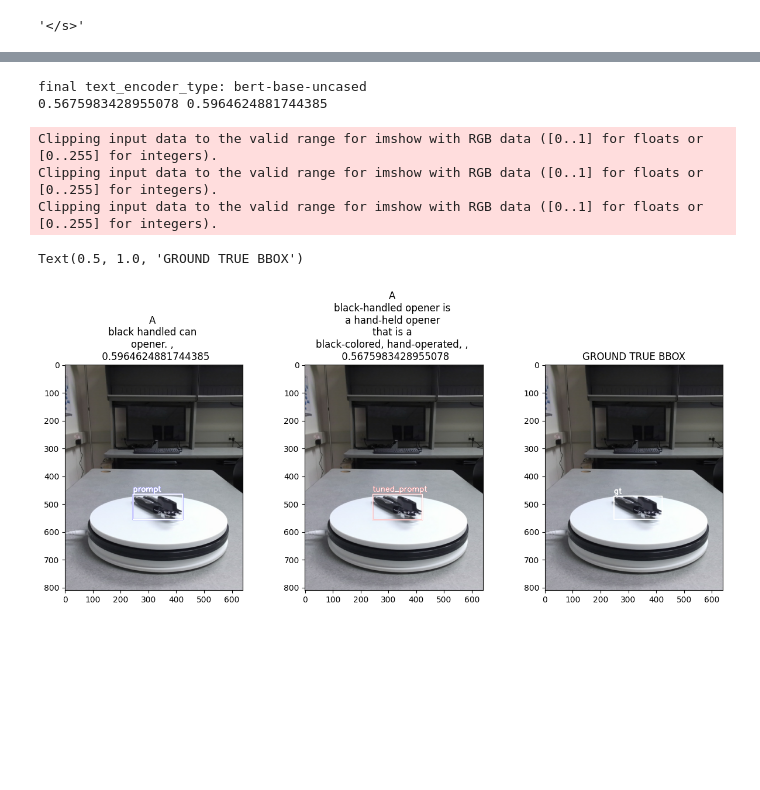
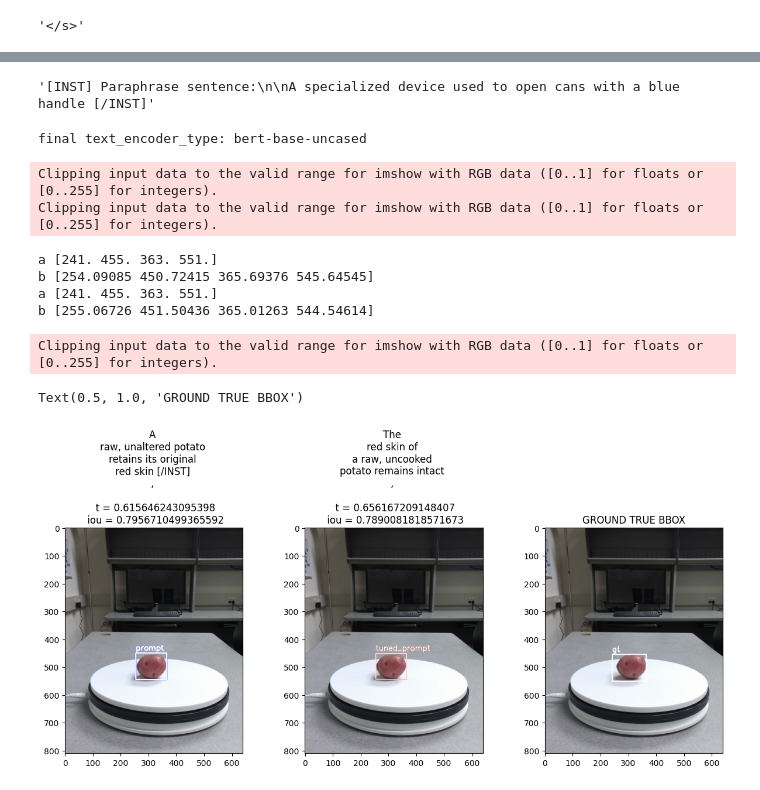
Before and after one commit to ZoyaV/reframing, a Jupyter notebook: notebooks/run_llama.ipynb, the cells around one changed output, grey strips where cells are left out. Cells and saved outputs as stored; diff of their text form; code cells hidden in the pictures; blank space fills up the shorter version.

```diff
--- a/notebooks/run_llama.ipynb
+++ b/notebooks/run_llama.ipynb
@@ -54,5 +97,6 @@ print(sys.executable)
 # %%
+import glob
 checkpoints = glob.glob("../dpo_tuning/results/DINO/*")
 print(checkpoints)
-path_to_checkpoint = '../dpo_tuning/results/DINO/checkpoint-1000'
+path_to_checkpoint = '../dpo_tuning/results/DINO/checkpoint-800'
 # %% [output]
@@ -64,8 +108,8 @@ model  = AutoModelForCausalLM.from_pretrained(
         torch_dtype=torch.float32,
         load_in_4bit=False,
         ).cuda()
-model = peft.PeftModel.from_pretrained(model,path_to_checkpoint, torch_dtype=torch.float16)
-model = model.merge_and_unload().cuda()
+# model = peft.PeftModel.from_pretrained(model,path_to_checkpoint, torch_dtype=torch.float16)
+# model = model.merge_and_unload().cuda()
 tokenizer = AutoTokenizer.from_pretrained(path_to_checkpoint)
 tokenizer.pad_token = tokenizer.eos_token
 # %%
@@ -74,6 +118,7 @@ tokenizer.pad_token
 '</s>'
 # %%
 datasets = glob.glob("../datasets/*")
-dataset = datasets[0]
+print(datasets)
+dataset = datasets[2]
 print(dataset)
 # %% [output]
@@ -140,51 +186,55 @@ tuned to ----------->
+# %%
+my_prompt
+# %% [output]
+'[INST] Paraphrase sentence:\n\nA specialized device used to open cans with a blue handle [/INST]'
 # %%
-def init_detector_model():
-    Dino = load_model("~/mambaforge/envs/tuning/lib/python3.8/site-packages/groundingdino/config/GroundingDINO_SwinT_OGC.py", \
-                       "../weights/groundingdino_swint_ogc.pth")
-    return Dino
 
 path_to_imgs='../gold/images/RGB_raw/'
-name, img_sources, images = get_images(data['item_id'][i], path=path_to_imgs)
+detector = BaseDetector("Dino")
 
-detector = init_detector_model()
-device = torch.device("cuda" if torch.cuda.is_available() else "cpu")
+i = 80
+my_prompt = prepare_h_prompt(f"[INST] {data['prompt'][i]} [/INST]")
+output = reframe(my_prompt)
+prompt_tuned = split_prompt(output)
+prompt = split_prompt(my_prompt)
 
-predicted_bbox, pred_score = get_Dino_predictions(detector, images, img_sources, output)
-prompt_bbox, prompt_pred_score = get_Dino_predictions(detector, images, img_sources, instruction)
-print(pred_score, prompt_pred_score)
-dataset_bbox = torch.Tensor([[float(x) for x in re.split(',', data['true_bbox'][i][1:-1])]])
-real_bbox = box_convert(boxes=dataset_bbox, in_fmt="xywh", out_fmt="xyxy").numpy()[0]
-#iou_score = float(box_iou(real_bbox, predicted_bbox))
+real_bbox, prompt_bbox, prompt_pred_score, output, name = get_predictions(i, data, prompt, detector, path_to_imgs)
+real_bbox, predicted_bbox, pred_score, output, name = get_predictions(i, data, prompt_tuned, detector, path_to_imgs)
 # %% [output]
 final text_encoder_type: bert-base-uncased
-0.5675983428955078 0.5964624881744385
 # %%
 plt.figure(figsize=(15,5))
+iou_score_old = (float(box_iou(real_bbox, prompt_bbox)))
+iou_score_tuned = (float(box_iou(real_bbox, predicted_bbox)))
 
 image = plt.imread(path_to_imgs+name)
 image = cv2.rectangle(image, (int(prompt_bbox[0]), int(prompt_bbox[1])), (int(prompt_bbox[2]), int(prompt_bbox[3])), (0, 0, 255), 4)
 cv2.putText(image, 'prompt', (int(prompt_bbox[0]), int(prompt_bbox[1])-10), cv2.FONT_HERSHEY_SIMPLEX, 0.9, (0,0,255), 4)
 plt.subplot(1,3,1)
 plt.imshow(image)
-plt.title(f"{sentence_to_vis(instruction)}, \n {prompt_pred_score}")
+plt.title(f"{sentence_to_vis(prompt)}, \n \n  t = {prompt_pred_score} \n iou = {iou_score_old}")
 
 
 image = plt.imread(path_to_imgs+name)
 image = cv2.rectangle(image, (int(predicted_bbox[0]), int(predicted_bbox[1])), (int(predicted_bbox[2]), int(predicted_bbox[3])), (255, 0, 0), 2)
 cv2.putText(image, 'tuned_prompt', (int(predicted_bbox[0]), int(predicted_bbox[1])-10), cv2.FONT_HERSHEY_SIMPLEX, 0.9, (255,0,0), 2)
 plt.subplot(1,3,2)
 plt.imshow(image)
-plt.title(f"{sentence_to_vis(scrap_sentence(output))}, \n {pred_score}")
+plt.title(f"{sentence_to_vis(prompt_tuned)}, \n \n  t = {pred_score} \n iou = {iou_score_tuned}")
 
 image = plt.imread(path_to_imgs+name)
 image = cv2.rectangle(image, (int(real_bbox[0]), int(real_bbox[1])), (int(real_bbox[2]), int(real_bbox[3])), (1,255,1), 2)
 cv2.putText(image, 'gt', (int(real_bbox[0]), int(real_bbox[1])-10), cv2.FONT_HERSHEY_SIMPLEX, 0.9, (1,255,1), 2)
 plt.subplot(1,3,3)
 plt.imshow(image)
 plt.title("GROUND TRUE BBOX")
 # %% [output]
 Clipping input data to the valid range for imshow with RGB data ([0..1] for floats or [0..255] for integers).
 Clipping input data to the valid range for imshow with RGB data ([0..1] for floats or [0..255] for integers).
-Clipping input data to the valid range for imshow with RGB data ([0..1] for floats or [0..255] for integers).
-Text(0.5, 1.0, 'GROUND TRUE BBOX')
+a [241. 455. 363. 551.]
+b [254.09085 450.72415 365.69376 545.64545]
+a [241. 455. 363. 551.]
+b [255.06726 451.50436 365.01263 544.54614]
+Clipping input data to the valid range for imshow with RGB data ([0..1] for floats or [0..255] for integers).
+Text(0.5, 1.0, 'GROUND TRUE BBOX')
-[figure, old version]
+[figure, new version]
```
Also changed, not shown: parts of 10 cells of this notebook.
